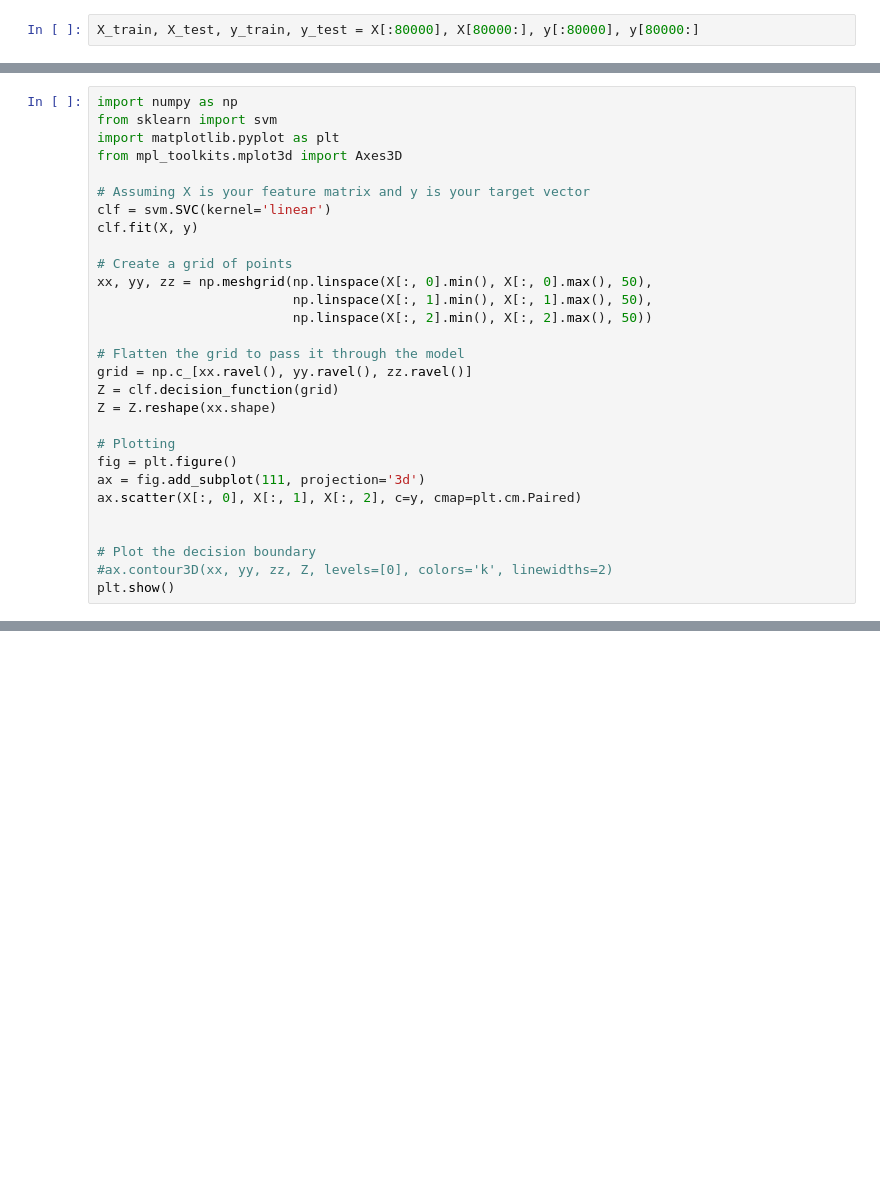
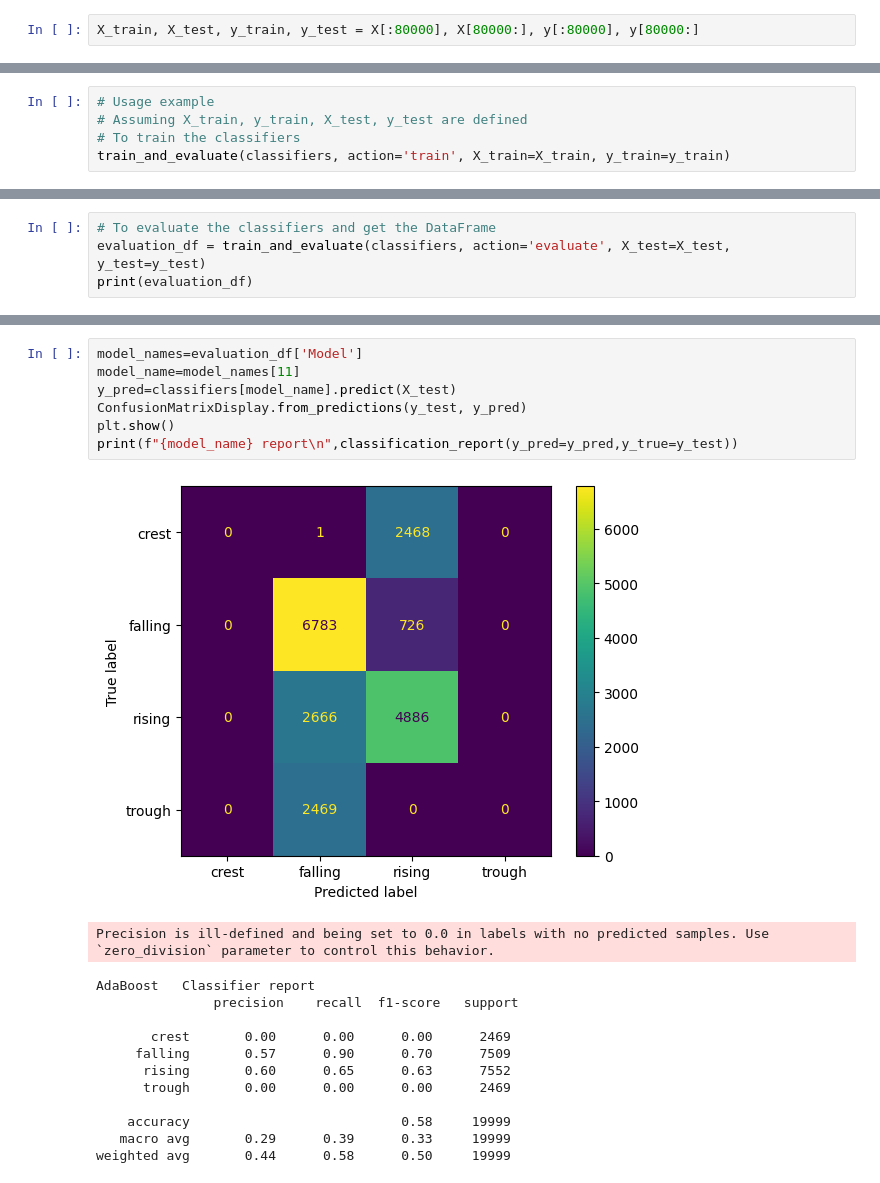
Before and after one commit to PaulMbutu/Machine_Learning_Projects, a Jupyter notebook: cc.ipynb, the cells around one changed output, grey strips where cells are left out. Cells and saved outputs as stored; diff of their text form; blank space fills up the shorter version.

```diff
--- a/cc.ipynb
+++ b/cc.ipynb
@@ -218,29 +96,0 @@ memory usage: 2.3 MB
-# %%
-import numpy as np
-from sklearn import svm
-import matplotlib.pyplot as plt
-from mpl_toolkits.mplot3d import Axes3D
-
-# Assuming X is your feature matrix and y is your target vector
-clf = svm.SVC(kernel='linear')
-clf.fit(X, y)
-
-# Create a grid of points
-xx, yy, zz = np.meshgrid(np.linspace(X[:, 0].min(), X[:, 0].max(), 50),
-                         np.linspace(X[:, 1].min(), X[:, 1].max(), 50),
-                         np.linspace(X[:, 2].min(), X[:, 2].max(), 50))
-
-# Flatten the grid to pass it through the model
-grid = np.c_[xx.ravel(), yy.ravel(), zz.ravel()]
-Z = clf.decision_function(grid)
-Z = Z.reshape(xx.shape)
-
-# Plotting
-fig = plt.figure()
-ax = fig.add_subplot(111, projection='3d')
-ax.scatter(X[:, 0], X[:, 1], X[:, 2], c=y, cmap=plt.cm.Paired)
-
-
-# Plot the decision boundary
-#ax.contour3D(xx, yy, zz, Z, levels=[0], colors='k', linewidths=2)
-plt.show()
@@ -248,0 +215,5 @@ InvalidIndexError: (slice(None, None, None), 0)
+# %%
+# Usage example
+# Assuming X_train, y_train, X_test, y_test are defined
+# To train the classifiers
+train_and_evaluate(classifiers, action='train', X_train=X_train, y_train=y_train)
@@ -248,0 +259,4 @@ InvalidIndexError: (slice(None, None, None), 0)
+# %%
+# To evaluate the classifiers and get the DataFrame
+evaluation_df = train_and_evaluate(classifiers, action='evaluate', X_test=X_test, y_test=y_test)
+print(evaluation_df)
@@ -248,0 +308,21 @@ InvalidIndexError: (slice(None, None, None), 0)
+# %%
+model_names=evaluation_df['Model']
+model_name=model_names[11]
+y_pred=classifiers[model_name].predict(X_test)
+ConfusionMatrixDisplay.from_predictions(y_test, y_pred)
+plt.show()
+print(f"{model_name} report\n",classification_report(y_pred=y_pred,y_true=y_test))
+# %% [output]
+[figure, added]
+Precision is ill-defined and being set to 0.0 in labels with no predicted samples. Use `zero_division` parameter to control this behavior.
+AdaBoost   Classifier report
+               precision    recall  f1-score   support
+
+       crest       0.00      0.00      0.00      2469
+     falling       0.57      0.90      0.70      7509
+      rising       0.60      0.65      0.63      7552
+      trough       0.00      0.00      0.00      2469
+
+    accuracy                           0.58     19999
+   macro avg       0.29      0.39      0.33     19999
+weighted avg       0.44      0.58      0.50     19999
```
Also changed, not shown: parts of 47 cells of this notebook, 5 other files.
